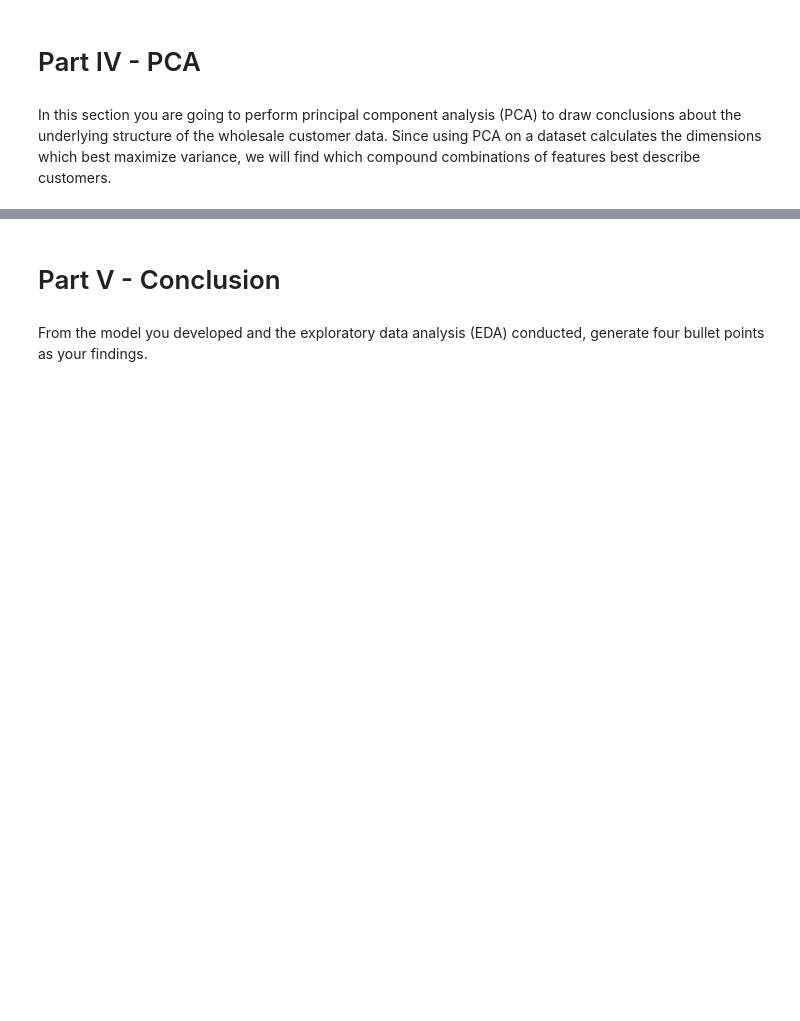
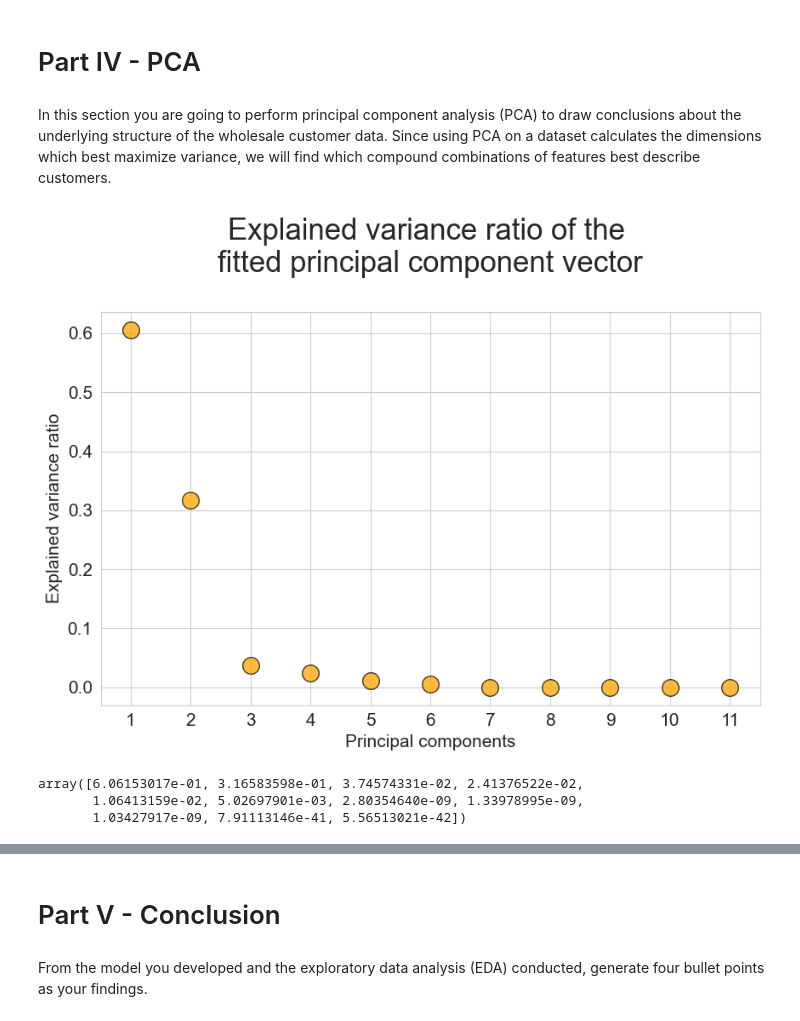
Before and after one commit to DavidOrmsby/Cluster-Grouping-Customers, a Jupyter notebook: Unsupervised Learning - Project.ipynb, the cells around one changed output, grey strips where cells are left out. Drawn from its saved outputs; the diff is of its cells as text; code cells hidden in the pictures; blank space fills up the shorter version.

```diff
--- a/Unsupervised Learning - Project.ipynb
+++ b/Unsupervised Learning - Project.ipynb
@@ -186,3 +231,32 @@ To perform hierarchical clustering analysis, you will need to pre-process the da
 # Part IV - PCA
 # %% [markdown]
 In this section you are going to perform principal component analysis (PCA) to draw conclusions about the underlying structure of the wholesale customer data. Since using PCA on a dataset calculates the dimensions which best maximize variance, we will find which compound combinations of features best describe customers.
+# %%
+from sklearn.decomposition import PCA
+
+pca = PCA (n_components = None)
+
+dfx = pca.fit(cleandf2)  ## using the df without the 2 cluster columns
+# %%
+plt.figure(figsize=(10,6))
+plt.scatter(x=[i+1 for i in range(len(dfx.explained_variance_ratio_))],
+            y=dfx.explained_variance_ratio_,
+           s=200, alpha=0.75,c='orange',edgecolor='k')
+plt.grid(True)
+plt.title("Explained variance ratio of the \nfitted principal component vector\n",fontsize=25)
+plt.xlabel("Principal components",fontsize=15)
+plt.xticks([i+1 for i in range(len(dfx.explained_variance_ratio_))],fontsize=15)
+plt.yticks(fontsize=15)
+plt.ylabel("Explained variance ratio",fontsize=15)
+plt.show()
+# %% [output]
+[figure, added]
+# %%
+pca.explained_variance_ratio_
+
+## the first 2 explain 60% and 30% of the variance, and the rest 3% or less
+## 2 seems to be the optimal number
+# %% [output]
+array([6.06153017e-01, 3.16583598e-01, 3.74574331e-02, 2.41376522e-02,
+       1.06413159e-02, 5.02697901e-03, 2.80354640e-09, 1.33978995e-09,
+       1.03427917e-09, 7.91113146e-41, 5.56513021e-42])
```
Also changed, not shown: parts of 15 cells of this notebook.
